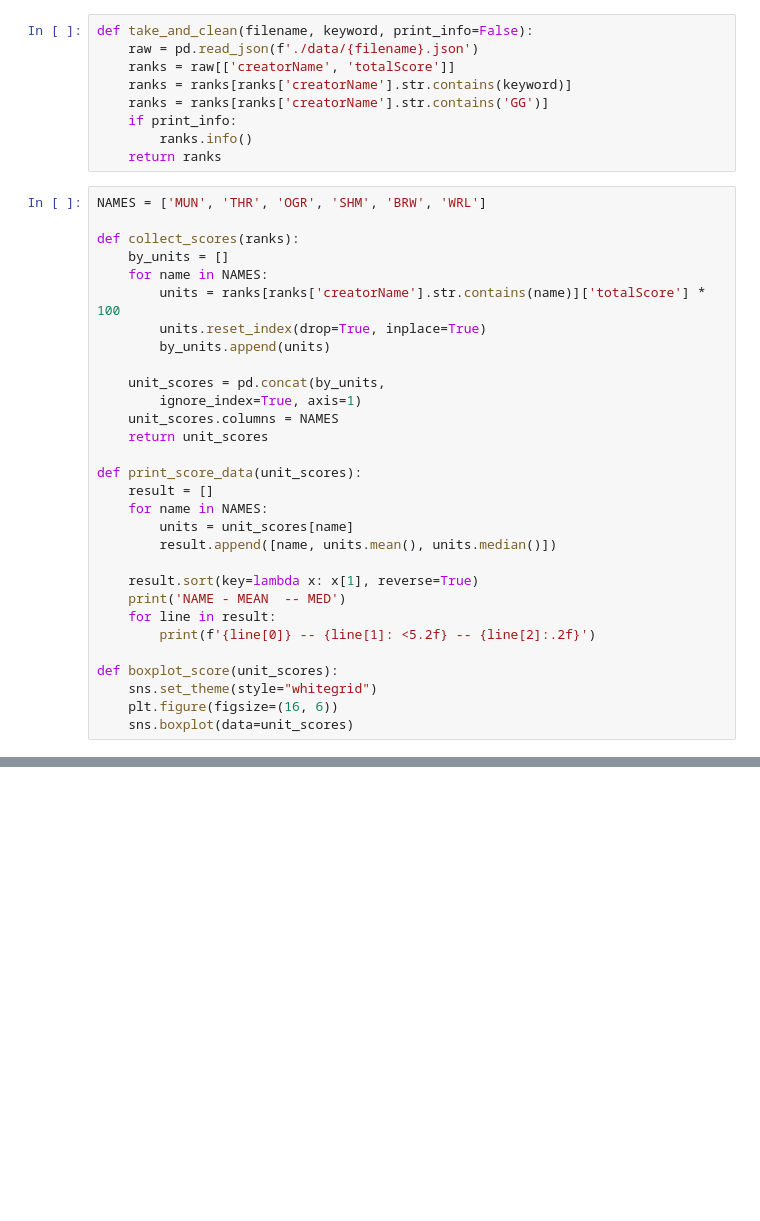
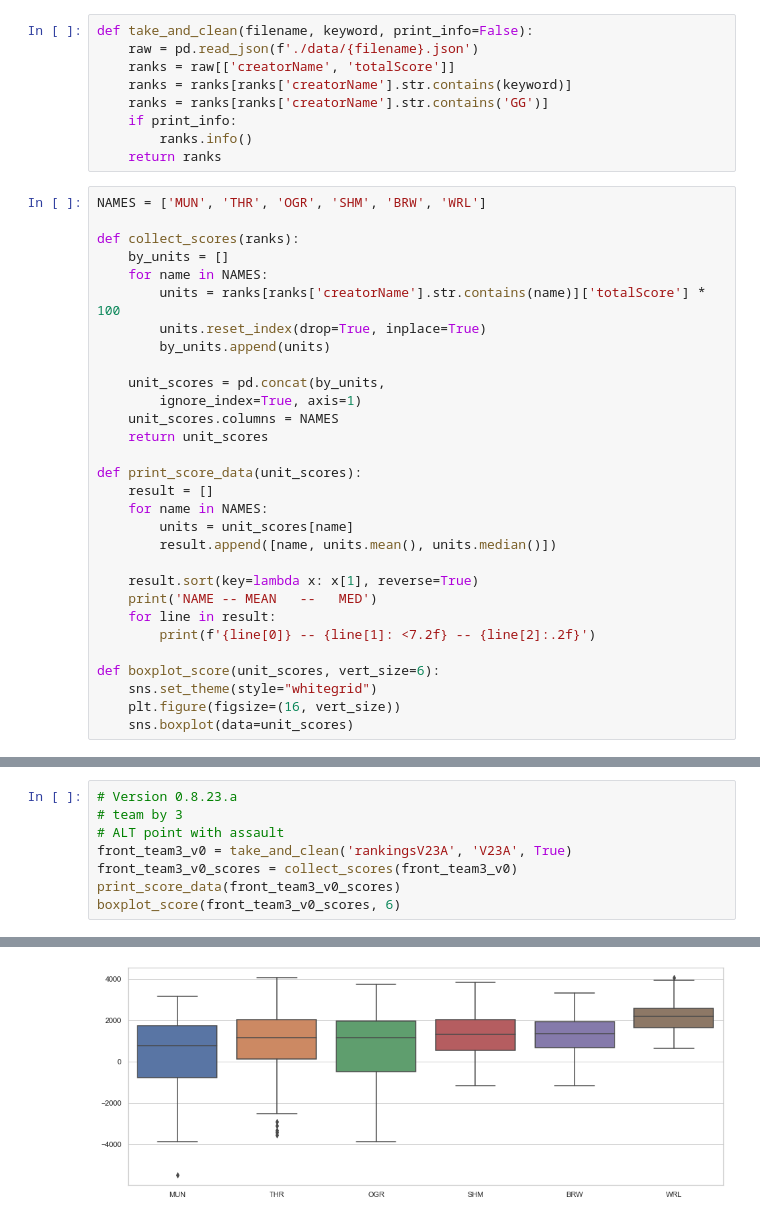
Before and after one commit to Bryukh/AILeagueBalance, a Jupyter notebook: GiantGatesAutoBalancerResults.ipynb, the cells around one changed output, grey strips where cells are left out. Cells and saved outputs as stored; diff of their text form; blank space fills up the shorter version.

```diff
--- a/GiantGatesAutoBalancerResults.ipynb
+++ b/GiantGatesAutoBalancerResults.ipynb
@@ -33,11 +33,11 @@ def print_score_data(unit_scores):
         result.append([name, units.mean(), units.median()])
 
     result.sort(key=lambda x: x[1], reverse=True)
-    print('NAME - MEAN  -- MED')
+    print('NAME -- MEAN   --   MED')
     for line in result:
-        print(f'{line[0]} -- {line[1]: <5.2f} -- {line[2]:.2f}')
+        print(f'{line[0]} -- {line[1]: <7.2f} -- {line[2]:.2f}')
 
-def boxplot_score(unit_scores):
+def boxplot_score(unit_scores, vert_size=6):
     sns.set_theme(style="whitegrid")
-    plt.figure(figsize=(16, 6))
+    plt.figure(figsize=(16, vert_size))
     sns.boxplot(data=unit_scores)
@@ -60,0 +61,9 @@ OGR -- 10.07 -- -37.20
+# %%
+# Version 0.8.23.a
+# team by 3
+# ALT point with assault
+front_team3_v0 = take_and_clean('rankingsV23A', 'V23A', True)
+front_team3_v0_scores = collect_scores(front_team3_v0)
+print_score_data(front_team3_v0_scores)
+boxplot_score(front_team3_v0_scores, 6)
+# %% [output]
@@ -60,0 +86 @@ OGR -- 10.07 -- -37.20
+[figure, added]
```
Also changed, not shown: parts of 7 cells of this notebook, 5 other files.
